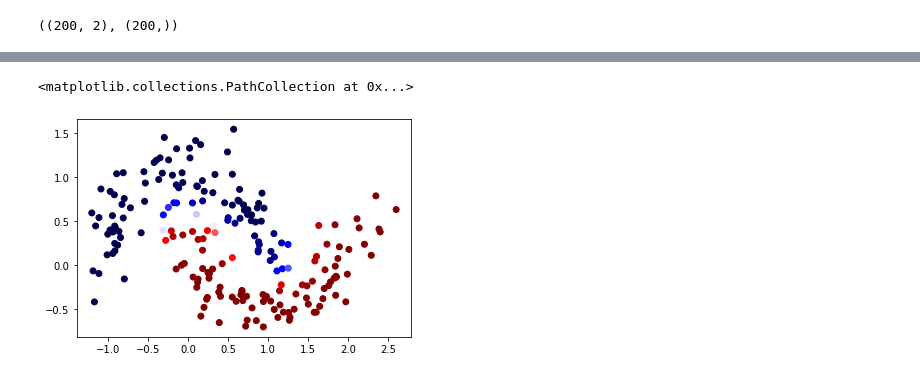
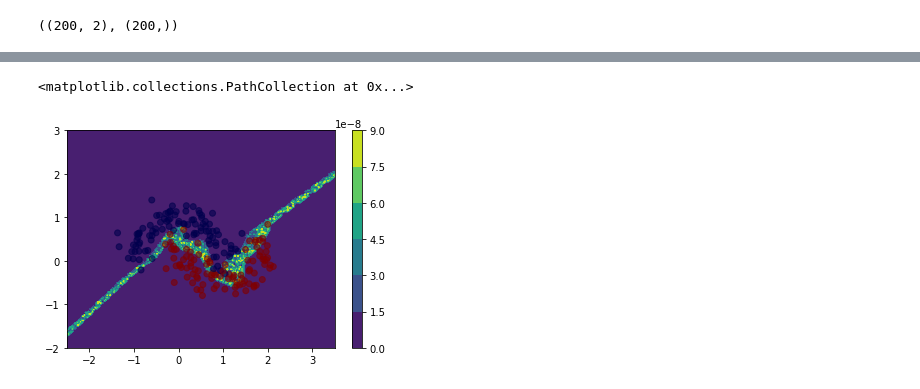
Before and after one commit to nipunbatra/bnn-zoo, a Jupyter notebook: notebooks/classification/DeepEnsemble_MakeMoons.ipynb, the cells around one changed output, grey strips where cells are left out. Drawn from its saved outputs; the diff is of its cells as text; code cells hidden in the pictures.

```diff
--- a/notebooks/classification/DeepEnsemble_MakeMoons.ipynb
+++ b/notebooks/classification/DeepEnsemble_MakeMoons.ipynb
@@ -138,8 +125,7 @@ brier_score_loss(y_train,y_pred_train_ensemble),brier_score_loss(y_test,y_pred_t
-# %%
-y_pred_train_ensemble=y_pred_train_ensemble.reshape(134)
-y_pred_test_single =y_pred_test_ensemble.reshape(66)
-plt.scatter(X_test[:,0],X_test[:,1],c=y_pred_test_ensemble,cmap='seismic')
-plt.scatter(X_train[:,0],X_train[:,1],c=y_pred_train_ensemble,cmap='seismic')
-# %% [output]
-<matplotlib.collections.PathCollection at 0x...>
-[figure, removed]
+# %%
+plt.contourf(XX1, XX2, Z_,cmap='viridis')
+plt.colorbar()
+plt.scatter(X[:,0],X[:,1],c=Y,alpha=.6,cmap='seismic')
+# %% [output]
+<matplotlib.collections.PathCollection at 0x...>
+[figure, added]
```
Also changed, not shown: parts of 13 cells of this notebook, 4 other files.
